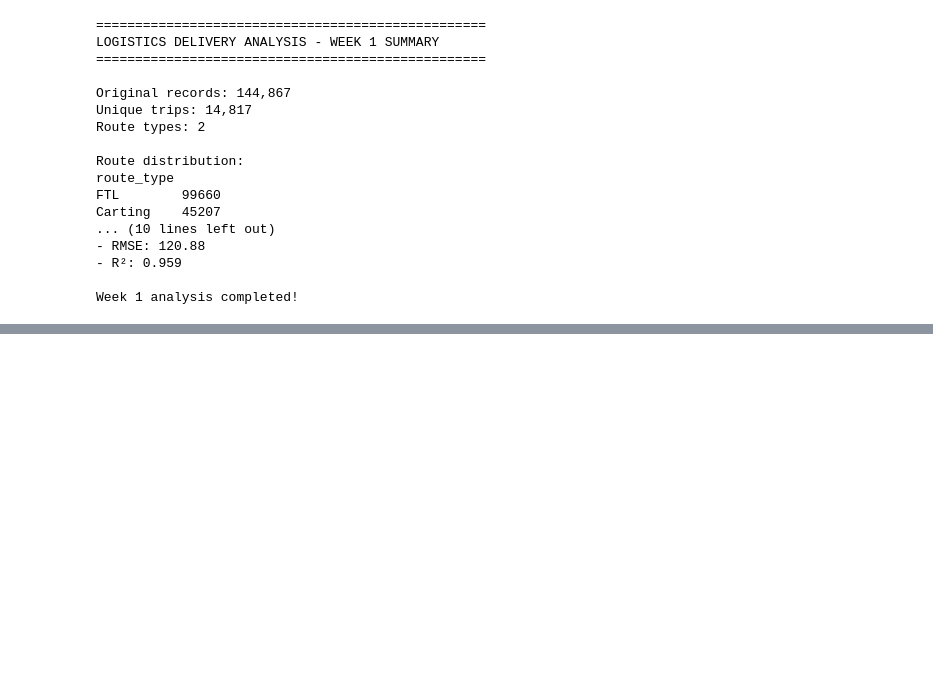
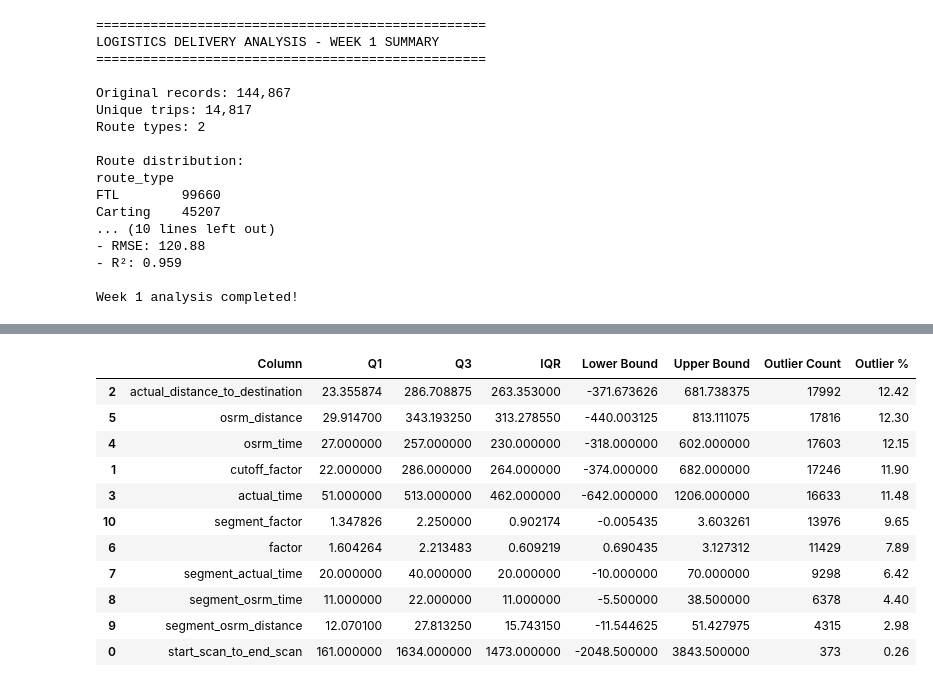
Before and after one commit to madupusanjana/logistics-data-analysis-internship, a Jupyter notebook: week_1_logistics_analysis.ipynb, the cells around one changed output, grey strips where cells are left out. Drawn from its saved outputs; the diff is of its cells as text; code cells hidden in the pictures; blank space fills up the shorter version.

```diff
--- a/week_1_logistics_analysis.ipynb
+++ b/week_1_logistics_analysis.ipynb
@@ -1179,0 +1506,55 @@ Week 1 analysis completed!
+# %%
+outlier_results = []
+
+for col in numerical_columns:
+
+    Q1 = df[col].quantile(0.25)
+    Q3 = df[col].quantile(0.75)
+
+    IQR = Q3 - Q1
+
+    lower_bound = Q1 - 1.5 * IQR
+    upper_bound = Q3 + 1.5 * IQR
+
+    outliers = (
+        (df[col] < lower_bound) |
+        (df[col] > upper_bound)
+    ).sum()
+
+    outlier_results.append({
+        "Column": col,
+        "Q1": Q1,
+        "Q3": Q3,
+        "IQR": IQR,
+        "Lower Bound": lower_bound,
+        "Upper Bound": upper_bound,
+        "Outlier Count": outliers,
+        "Outlier %": round(
+            outliers / len(df) * 100,
+            2
+        )
+    })
+
+outlier_df = pd.DataFrame(
+    outlier_results
+)
+
+display(
+    outlier_df.sort_values(
+        "Outlier Count",
+        ascending=False
+    )
+)
+# %% [output]
+|  | Column | Q1 | Q3 | IQR | Lower Bound | Upper Bound | Outlier Count | Outlier % |
+| 2 | actual_distance_to_destination | 23.355874 | 286.708875 | 263.353000 | -371.673626 | 681.738375 | 17992 | 12.42 |
+| 5 | osrm_distance | 29.914700 | 343.193250 | 313.278550 | -440.003125 | 813.111075 | 17816 | 12.30 |
+| 4 | osrm_time | 27.000000 | 257.000000 | 230.000000 | -318.000000 | 602.000000 | 17603 | 12.15 |
+| 1 | cutoff_factor | 22.000000 | 286.000000 | 264.000000 | -374.000000 | 682.000000 | 17246 | 11.90 |
+| 3 | actual_time | 51.000000 | 513.000000 | 462.000000 | -642.000000 | 1206.000000 | 16633 | 11.48 |
+| 10 | segment_factor | 1.347826 | 2.250000 | 0.902174 | -0.005435 | 3.603261 | 13976 | 9.65 |
+| 6 | factor | 1.604264 | 2.213483 | 0.609219 | 0.690435 | 3.127312 | 11429 | 7.89 |
+| 7 | segment_actual_time | 20.000000 | 40.000000 | 20.000000 | -10.000000 | 70.000000 | 9298 | 6.42 |
+| 8 | segment_osrm_time | 11.000000 | 22.000000 | 11.000000 | -5.500000 | 38.500000 | 6378 | 4.40 |
+| 9 | segment_osrm_distance | 12.070100 | 27.813250 | 15.743150 | -11.544625 | 51.427975 | 4315 | 2.98 |
+| 0 | start_scan_to_end_scan | 161.000000 | 1634.000000 | 1473.000000 | -2048.500000 | 3843.500000 | 373 | 0.26 |
```
Also changed, not shown: parts of 28 cells of this notebook.
